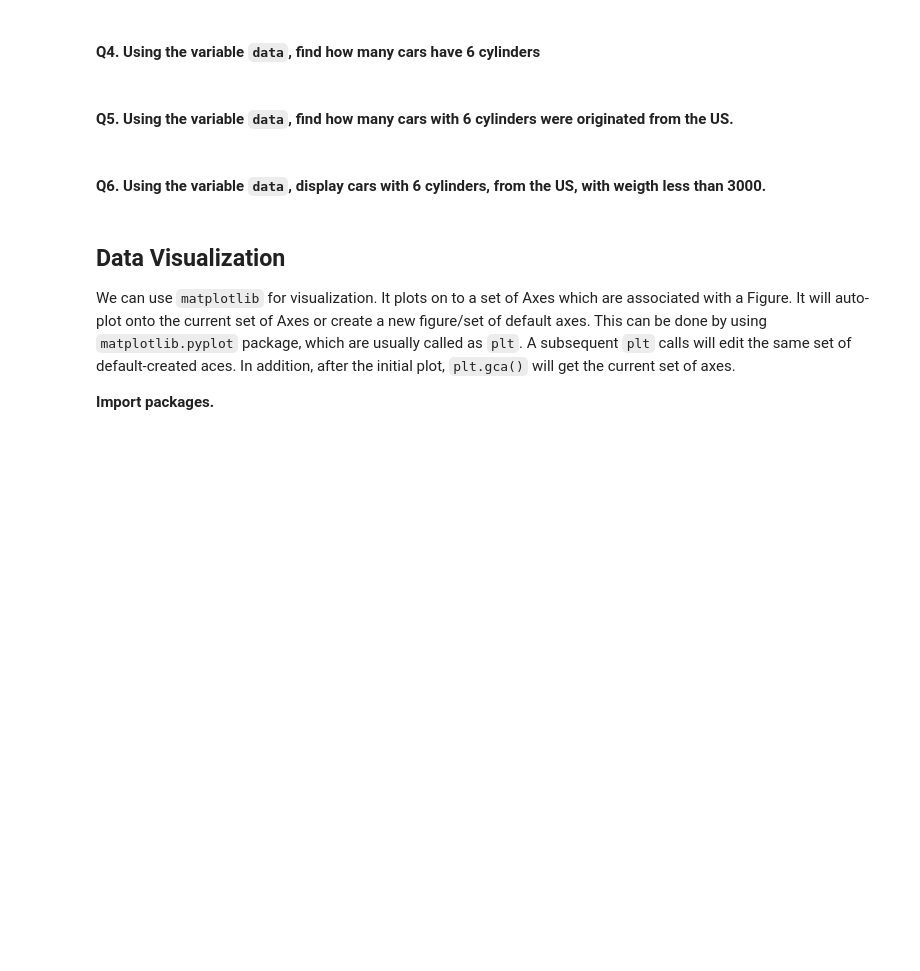
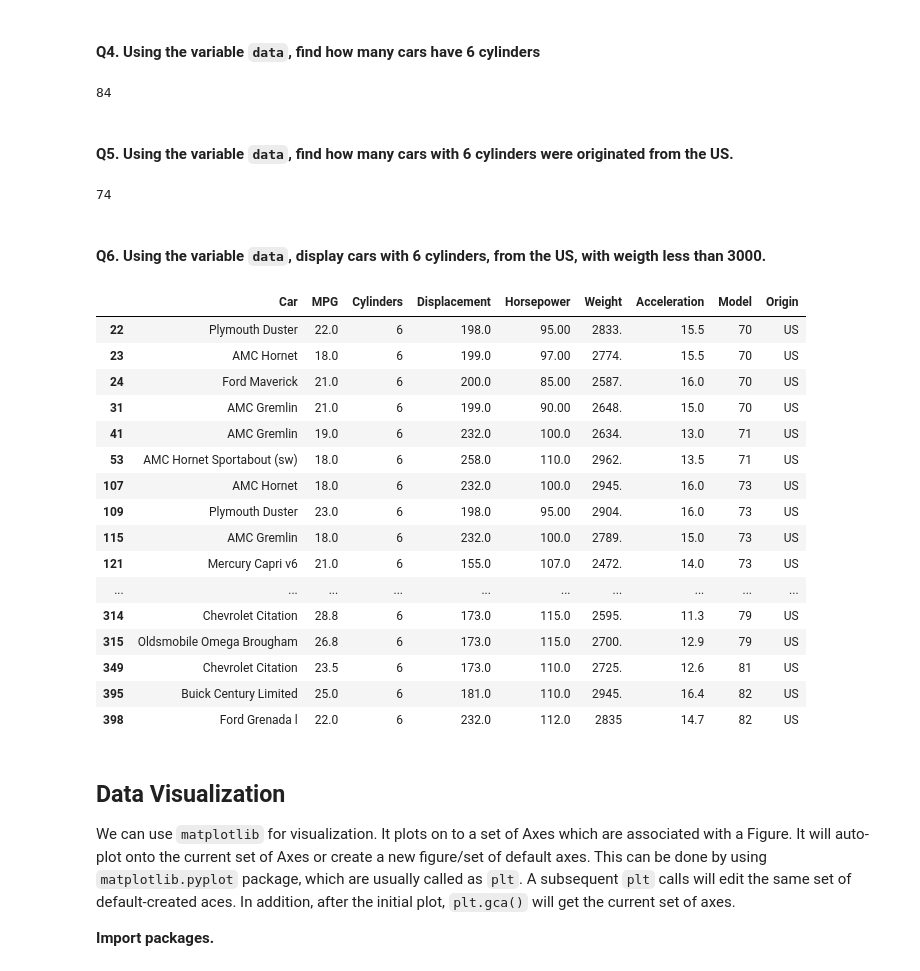
Before and after one commit to naveinsuresh/cs198_quant_finance, a Jupyter notebook: hw0.ipynb, the cells around one changed output. Cells and saved outputs as stored; diff of their text form; code cells hidden in the pictures; blank space fills up the shorter version.

```diff
--- a/hw0.ipynb
+++ b/hw0.ipynb
@@ -370,9 +506,37 @@ data = pd.read_csv('./cars.csv', delimiter = ';').tail(-1)
 # %% [markdown]
 #### Q4. Using the variable `data`, find how many cars have 6 cylinders
+# %%
+len(data[data["Cylinders"] == "6"])
+# %% [output]
+84
 # %% [markdown]
 #### Q5. Using the variable `data`, find how many cars with 6 cylinders were originated from the US.
+# %%
+len(data[(data["Cylinders"] == "6") & (data["Origin"] == "US")])
+# %% [output]
+74
 # %% [markdown]
 #### Q6. Using the variable `data`, display cars with 6 cylinders, from the US, with weigth less than 3000.
+# %%
+data[(data["Cylinders"] == "6") & (data["Origin"] == "US") & (data["Weight"] < "3000")]
+# %% [output]
+|  | Car | MPG | Cylinders | Displacement | Horsepower | Weight | Acceleration | Model | Origin |
+| 22 | Plymouth Duster | 22.0 | 6 | 198.0 | 95.00 | 2833. | 15.5 | 70 | US |
+| 23 | AMC Hornet | 18.0 | 6 | 199.0 | 97.00 | 2774. | 15.5 | 70 | US |
+| 24 | Ford Maverick | 21.0 | 6 | 200.0 | 85.00 | 2587. | 16.0 | 70 | US |
+| 31 | AMC Gremlin | 21.0 | 6 | 199.0 | 90.00 | 2648. | 15.0 | 70 | US |
+| 41 | AMC Gremlin | 19.0 | 6 | 232.0 | 100.0 | 2634. | 13.0 | 71 | US |
+| 53 | AMC Hornet Sportabout (sw) | 18.0 | 6 | 258.0 | 110.0 | 2962. | 13.5 | 71 | US |
+| 107 | AMC Hornet | 18.0 | 6 | 232.0 | 100.0 | 2945. | 16.0 | 73 | US |
+| 109 | Plymouth Duster | 23.0 | 6 | 198.0 | 95.00 | 2904. | 16.0 | 73 | US |
+| 115 | AMC Gremlin | 18.0 | 6 | 232.0 | 100.0 | 2789. | 15.0 | 73 | US |
+| 121 | Mercury Capri v6 | 21.0 | 6 | 155.0 | 107.0 | 2472. | 14.0 | 73 | US |
+| ... | ... | ... | ... | ... | ... | ... | ... | ... | ... |
+| 314 | Chevrolet Citation | 28.8 | 6 | 173.0 | 115.0 | 2595. | 11.3 | 79 | US |
+| 315 | Oldsmobile Omega Brougham | 26.8 | 6 | 173.0 | 115.0 | 2700. | 12.9 | 79 | US |
+| 349 | Chevrolet Citation | 23.5 | 6 | 173.0 | 110.0 | 2725. | 12.6 | 81 | US |
+| 395 | Buick Century Limited | 25.0 | 6 | 181.0 | 110.0 | 2945. | 16.4 | 82 | US |
+| 398 | Ford Grenada l | 22.0 | 6 | 232.0 | 112.0 | 2835 | 14.7 | 82 | US |
 # %% [markdown]
 ## Data Visualization
 We can use `matplotlib` for visualization. It plots on to a set of Axes which are associated with a Figure. It will auto-plot onto the current set of Axes or create a new figure/set of default axes. This can be done by using `matplotlib.pyplot` package, which are usually called as `plt`. A subsequent `plt` calls will edit the same set of default-created aces. In addition, after the initial plot, `plt.gca()` will get the current set of axes.
```
Also changed, not shown: parts of 20 cells of this notebook, 1 other file.
